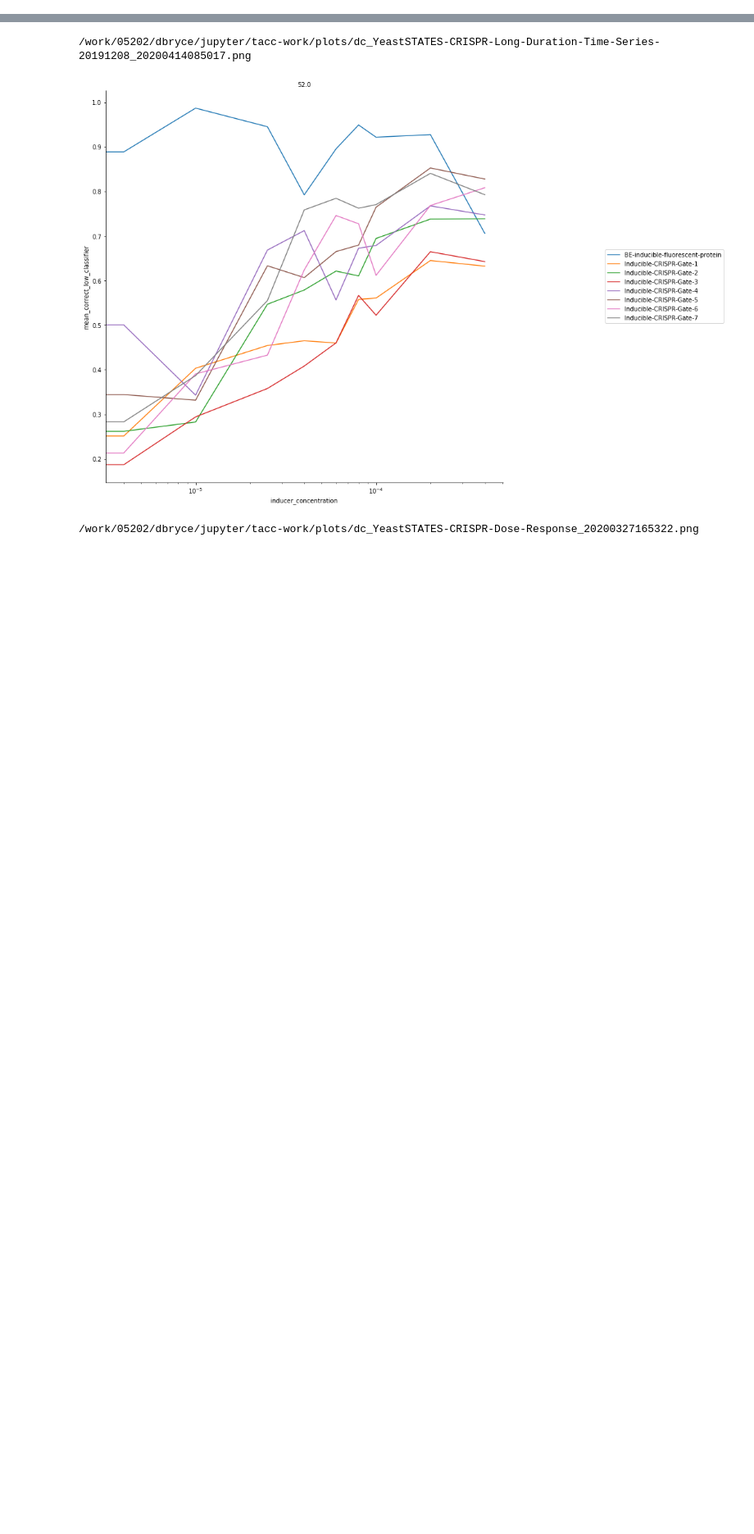
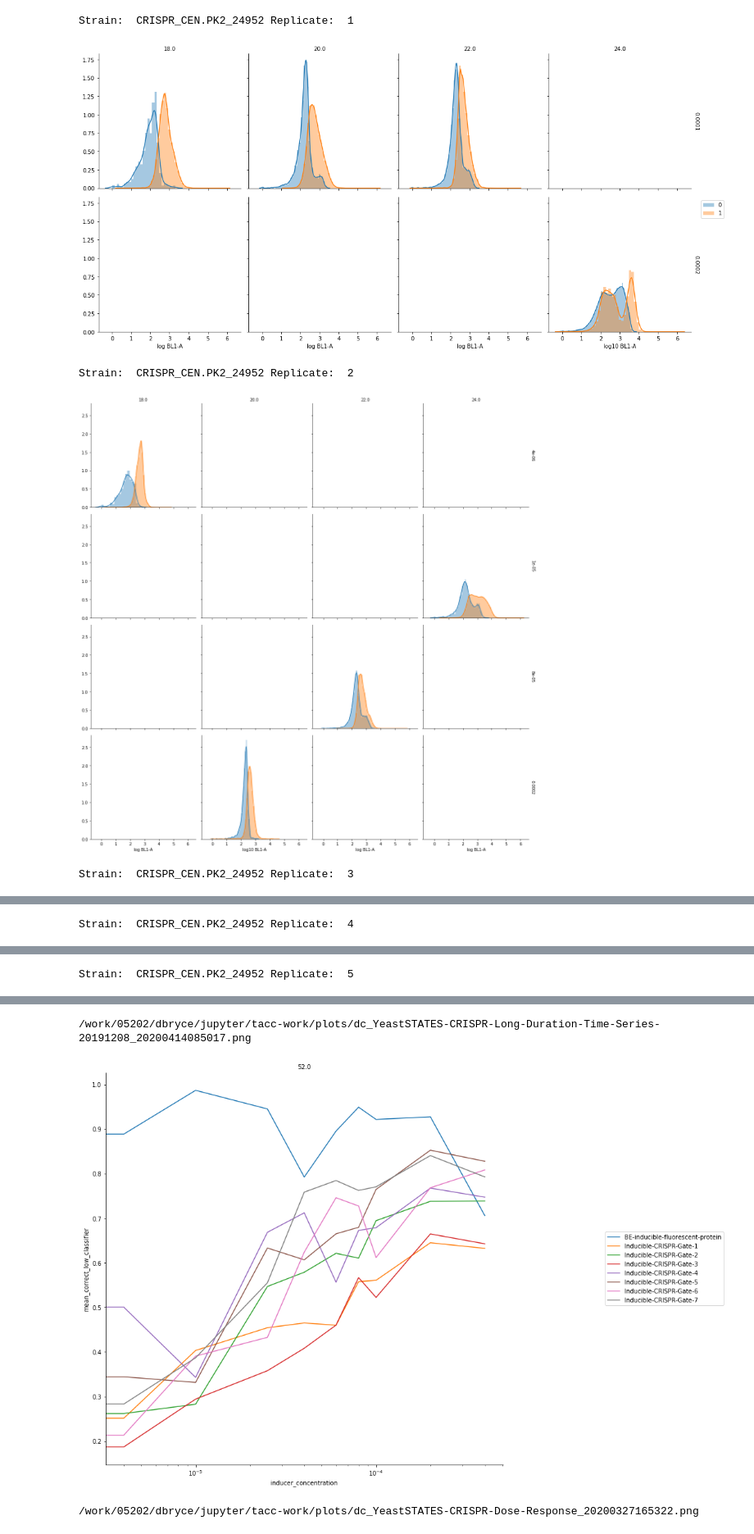
Before and after one commit to SD2E/precomputed-data-table, a Jupyter notebook: notebooks/correctness-analysis-plot.ipynb, the cells around one changed output, grey strips where cells are left out. Shown at 82% size. Saved outputs shown, nothing was run; the diff lists cells and outputs as text; code cells hidden in the pictures; blank space fills up the shorter version.

```diff
--- a/notebooks/correctness-analysis-plot.ipynb
+++ b/notebooks/correctness-analysis-plot.ipynb
@@ -40,0 +180,12 @@ The autoreload extension is already loaded. To reload it, use:
+# %%
+strains = ddf.strain_name.unique()
+strains.sort()
+print(strains)
+
+timepoints = ddf.timepoint.unique()
+timepoints.sort()
+print(timepoints)
+
+inducer_concentrations = ddf.inducer_concentration.unique()
+inducer_concentrations.sort()
+print(inducer_concentrations)
@@ -40,0 +224,34 @@ The autoreload extension is already loaded. To reload it, use:
+# %%
+## Analyze performance of a single strain
+
+strain = strains[1]
+my_data = ddf.loc[ddf.strain_name == strain]
+replicates = my_data.replicate.unique()
+replicates.sort()
+
+for replicate in replicates:
+    print("Strain: ", strain, "Replicate: ", replicate)
+    my_data_rep = my_data.loc[my_data.replicate == replicate]
+    g = sns.FacetGrid(my_data_rep, col="timepoint", row='inducer_concentration', hue="predicted_output", height=4, margin_titles=True)
+    g.map(sns.distplot, 'log BL1-A')
+    [plt.setp(ax.texts, text="") for ax in g.axes.flat] # remove the original texts
+                                                # important to add this before setting titles
+    g.set_titles(row_template = '{row_name}', col_template = '{col_name}')
+
+
+
+    #my_data = ddf.loc[ddf.strain_name == strain]
+    #my_data0 = my_data.loc[my_data.predicted_output == 0]['log BL1-A']
+    #my_data1 = my_data.loc[my_data.predicted_output == 1]['log BL1-A']
+    #sns.distplot(my_data0, label=strain+"_0", hist=False)
+    #sns.distplot(my_data1, label=strain+"_1", hist=False)
+    #plt.title("YeastSTATES-CRISPR-Long-Duration-Time-Series")
+    plt.xlabel("log10 BL1-A")
+    plt.legend(bbox_to_anchor=(1.05, 1), ncol=1, loc='upper left')
+    plt.show()
+# %% [output]
+Strain:  CRISPR_CEN.PK2_24952 Replicate:  1
+[figure, added]
+Strain:  CRISPR_CEN.PK2_24952 Replicate:  2
+[figure, added]
+Strain:  CRISPR_CEN.PK2_24952 Replicate:  3
@@ -40,0 +259 @@ The autoreload extension is already loaded. To reload it, use:
+Strain:  CRISPR_CEN.PK2_24952 Replicate:  4
@@ -40,0 +261 @@ The autoreload extension is already loaded. To reload it, use:
+Strain:  CRISPR_CEN.PK2_24952 Replicate:  5
```
Also changed, not shown: parts of 14 cells of this notebook, 3 other files.
